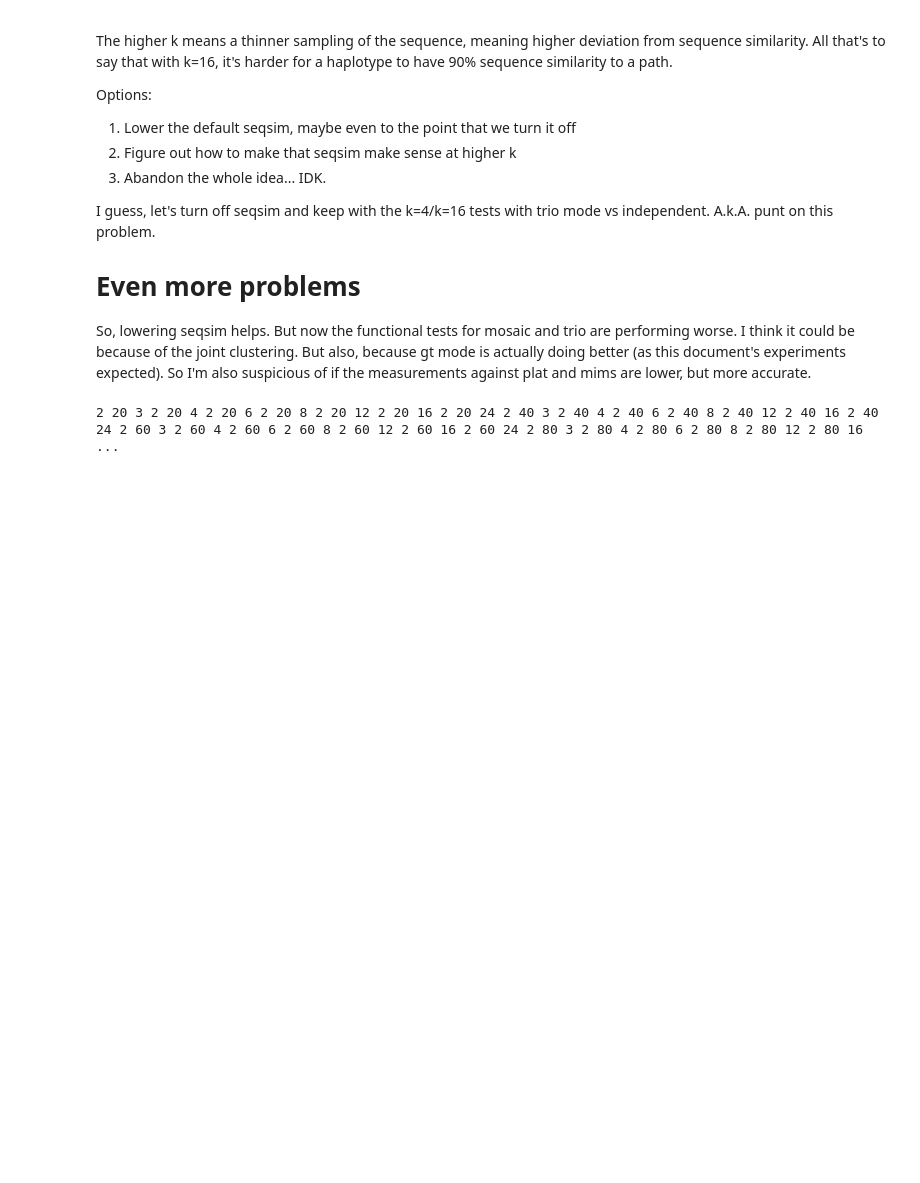
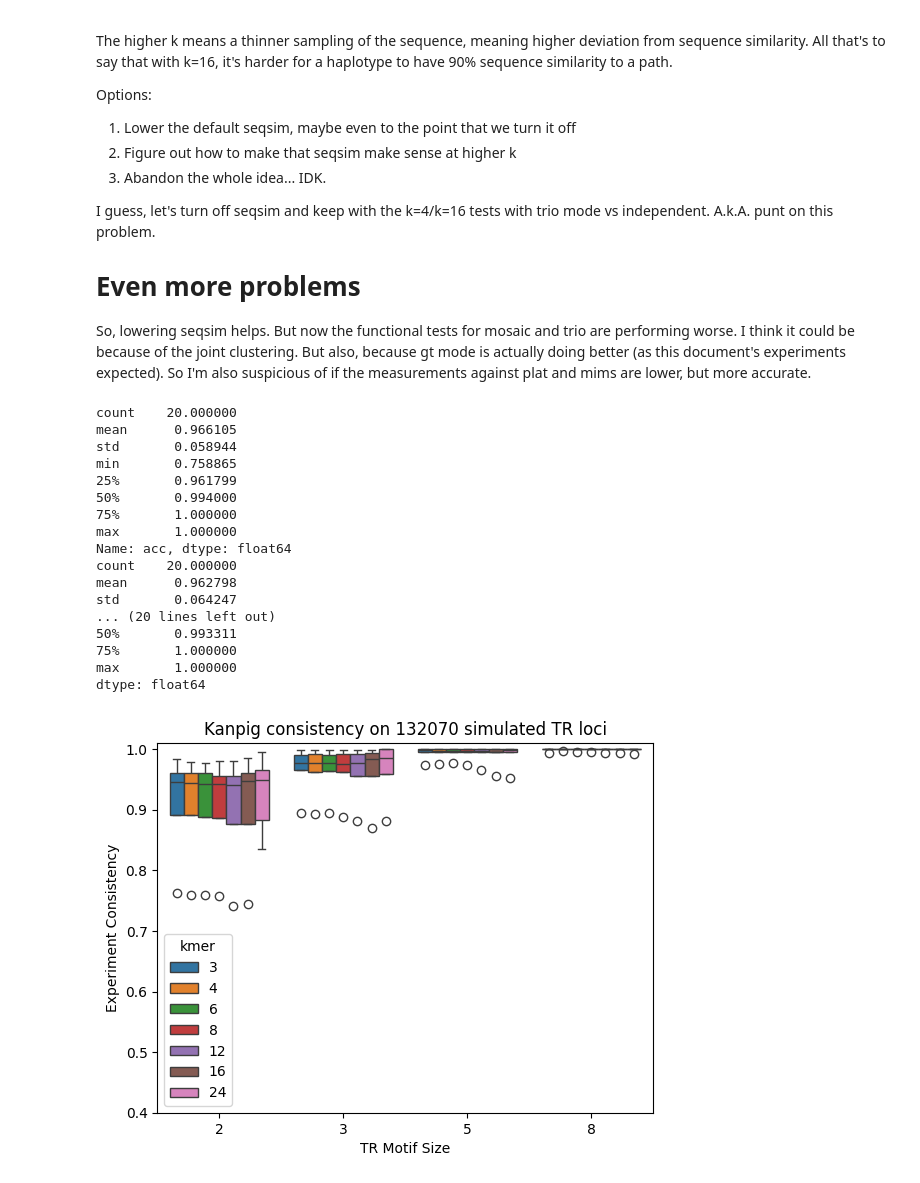
Before and after one commit to ACEnglish/kanpig, a Jupyter notebook: repo_utils/trsim_kmer/Experiment.ipynb, the cells around one changed output. Drawn from its saved outputs; the diff is of its cells as text; code cells hidden in the pictures; blank space fills up the shorter version.

Commit message:
fix trsim experiment
wasn't measuring properly. Also moved it to KmerVec and allowed
measuring `--dual` score

```diff
--- a/repo_utils/trsim_kmer/Experiment.ipynb
+++ b/repo_utils/trsim_kmer/Experiment.ipynb
@@ -67,21 +67,52 @@ do
         # Kmer
         for i in 3 4 6 8 12 16 24;
         do
-            echo -n $m $n $i ""
-            python simulate_seqs.py --mink 2 \
-                                    --motif-length $m \
+            echo -n $m $n $i "" >> table.txt
+            python simulate_seqs.py --motif-length $m \
                                     --n-repeats $n \
-                                    --kmer-size $i \
+                                    --kmer-size 16,$i \
                                     --brief --seed 23827 \
                                     --write-sim sims/sim.$m.$n.$i.tsv \
                 >> table.txt
         done
     done
 done
-# %% [output]
-2 20 3 2 20 4 2 20 6 2 20 8 2 20 12 2 20 16 2 20 24 2 40 3 2 40 4 2 40 6 2 40 8 2 40 12 2 40 16 2 40 24 2 60 3 2 60 4 2 60 6 2 60 8 2 60 12 2 60 16 2 60 24 2 80 3 2 80 4 2 80 6 2 80 8 2 80 12 2 80 16  ...
 # %%
 import pandas as pd
 import seaborn as sb
 import matplotlib.pyplot as plt
+# %%
+data = pd.read_csv("table.dual.txt", sep=' ')
+data['kmer'] = data['kmer'].astype(str)
+data['acc'] = data['samecorr'] / data['tests']
+
+p = sb.boxplot(data=data, x='motif', y='acc', hue='kmer')
+_ = p.set(title=f"Kanpig consistency on {data['tests'].sum()} simulated TR loci",
+          ylabel="Experiment Consistency",
+          xlabel="TR Motif Size",
+         ylim=(0.4, 1.01))
+
+print(data[data['kmer'] == '4']['acc'].describe())
+print(data[data['kmer'] == '16']['acc'].describe())
+print((data[data['kmer'] == '4']['same'] / data[data['kmer'] == '4']['tests']).describe())
+print((data[data['kmer'] == '16']['same'] / data[data['kmer'] == '16']['tests']).describe())
+# %% [output]
+count    20.000000
+mean      0.966105
+std       0.058944
+min       0.758865
+25%       0.961799
+50%       0.994000
+75%       1.000000
+max       1.000000
+Name: acc, dtype: float64
+count    20.000000
+mean      0.962798
+std       0.064247
+... (20 lines left out)
+50%       0.993311
+75%       1.000000
+max       1.000000
+dtype: float64
+[figure, added]
 # %%
```
Also changed, not shown: parts of 4 cells of this notebook, 1 other file.
